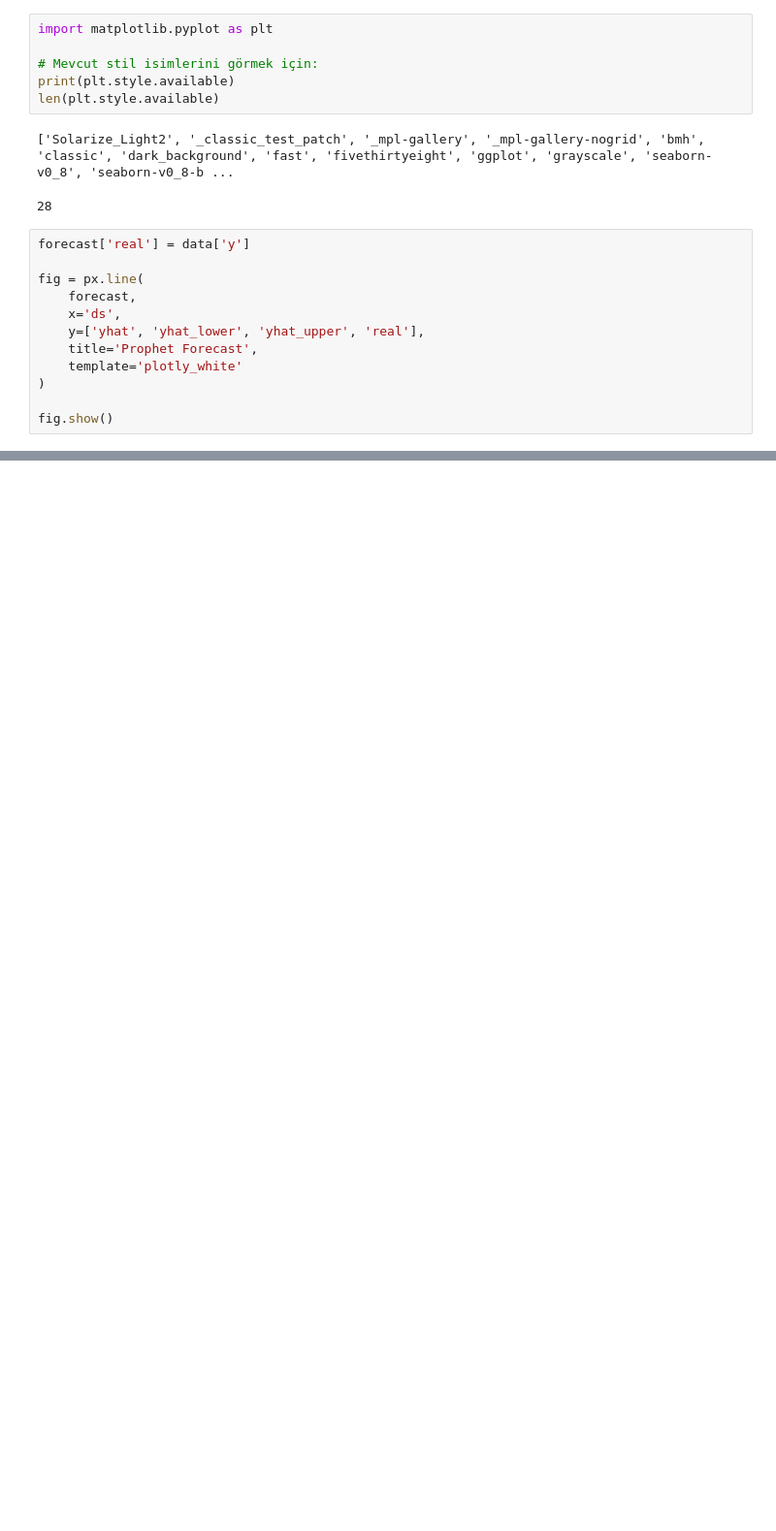
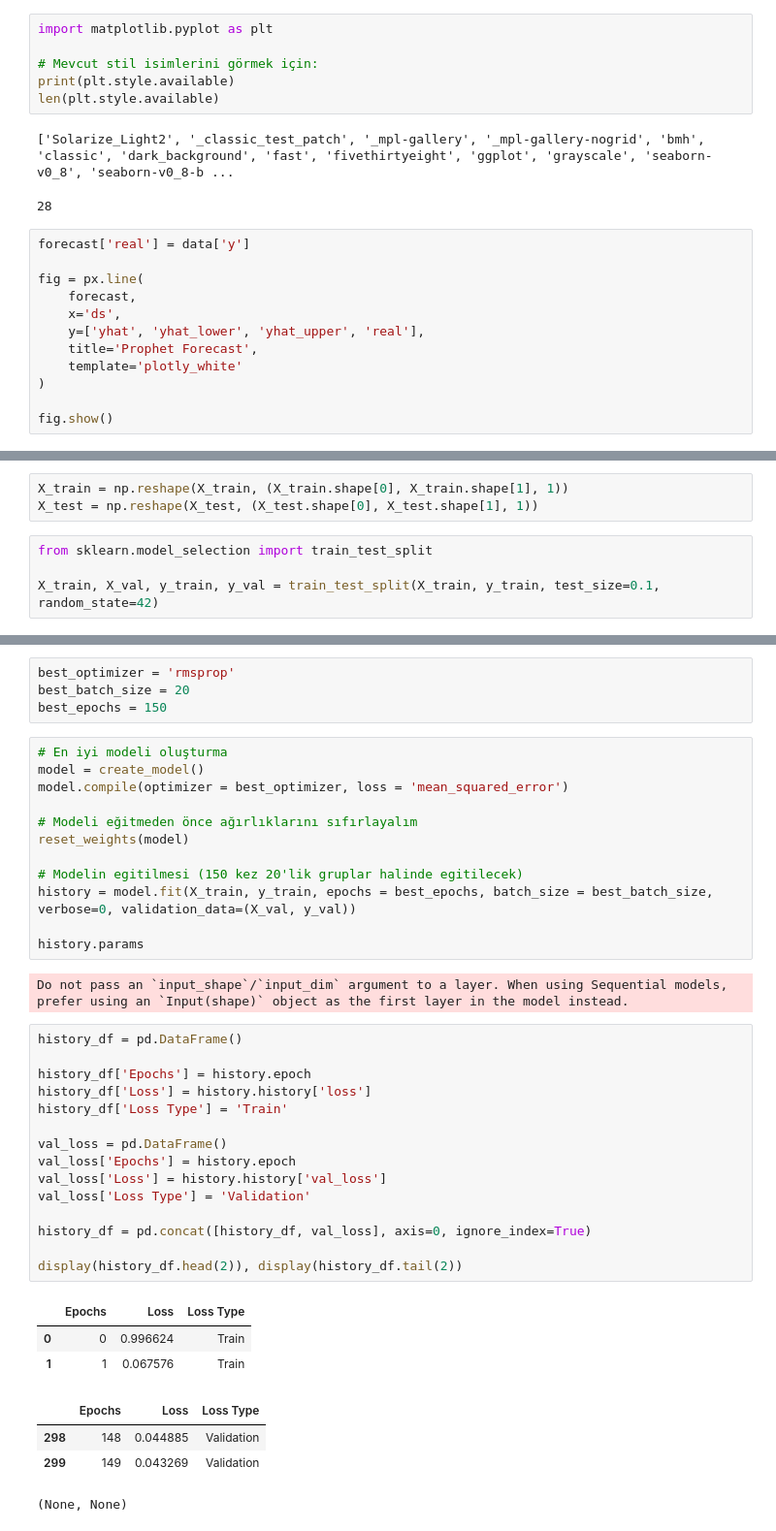
Before and after one commit to AshNumpy/Sales-End-to-End-ML-Project, a Jupyter notebook: Machine-Learning/time-series.ipynb, the cells around one changed output, grey strips where cells are left out. Shown at 97% size. Drawn from its saved outputs; the diff is of its cells as text; blank space fills up the shorter version.

```diff
--- a/Machine-Learning/time-series.ipynb
+++ b/Machine-Learning/time-series.ipynb
@@ -355,0 +397,7 @@ fig.show()
+# %%
+X_train = np.reshape(X_train, (X_train.shape[0], X_train.shape[1], 1))
+X_test = np.reshape(X_test, (X_test.shape[0], X_test.shape[1], 1))
+# %%
+from sklearn.model_selection import train_test_split
+
+X_train, X_val, y_train, y_val = train_test_split(X_train, y_train, test_size=0.1, random_state=42)
@@ -355,0 +567,41 @@ fig.show()
+# %%
+best_optimizer = 'rmsprop'
+best_batch_size = 20
+best_epochs = 150
+# %%
+# En iyi modeli oluşturma
+model = create_model()
+model.compile(optimizer = best_optimizer, loss = 'mean_squared_error')
+
+# Modeli eğitmeden önce ağırlıklarını sıfırlayalım
+reset_weights(model)
+
+# Modelin egitilmesi (150 kez 20'lik gruplar halinde egitilecek)
+history = model.fit(X_train, y_train, epochs = best_epochs, batch_size = best_batch_size, verbose=0, validation_data=(X_val, y_val))
+
+history.params
+# %% [output]
+Do not pass an `input_shape`/`input_dim` argument to a layer. When using Sequential models, prefer using an `Input(shape)` object as the first layer in the model instead.
+# %%
+history_df = pd.DataFrame()
+
+history_df['Epochs'] = history.epoch
+history_df['Loss'] = history.history['loss']
+history_df['Loss Type'] = 'Train'
+
+val_loss = pd.DataFrame()
+val_loss['Epochs'] = history.epoch
+val_loss['Loss'] = history.history['val_loss']
+val_loss['Loss Type'] = 'Validation'
+
+history_df = pd.concat([history_df, val_loss], axis=0, ignore_index=True)
+
+display(history_df.head(2)), display(history_df.tail(2))
+# %% [output]
+|  | Epochs | Loss | Loss Type |
+| 0 | 0 | 0.996624 | Train |
+| 1 | 1 | 0.067576 | Train |
+|  | Epochs | Loss | Loss Type |
+| 298 | 148 | 0.044885 | Validation |
+| 299 | 149 | 0.043269 | Validation |
+(None, None)
```
Also changed, not shown: parts of 24 cells of this notebook.
